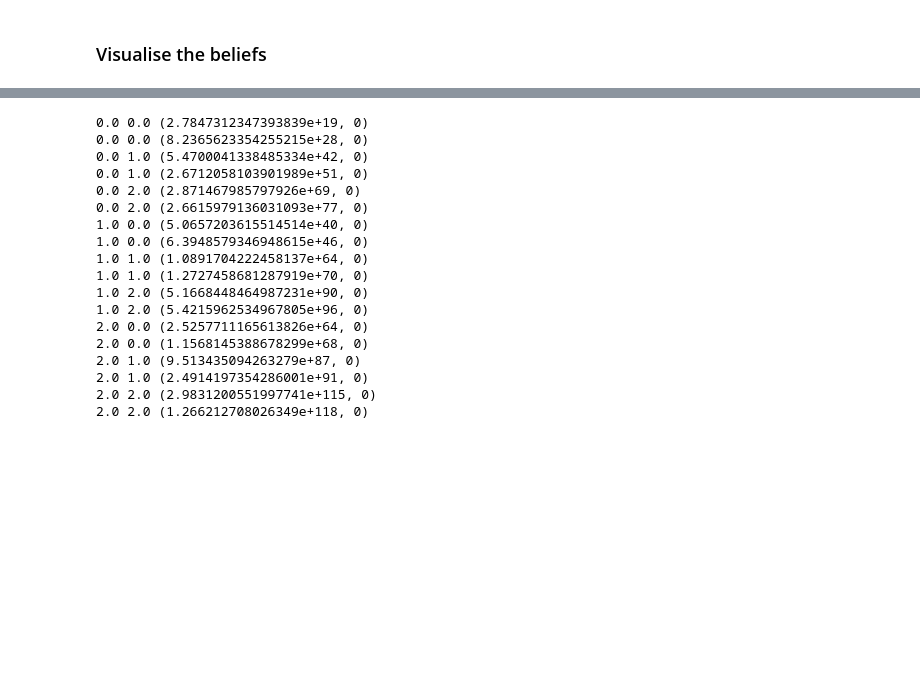
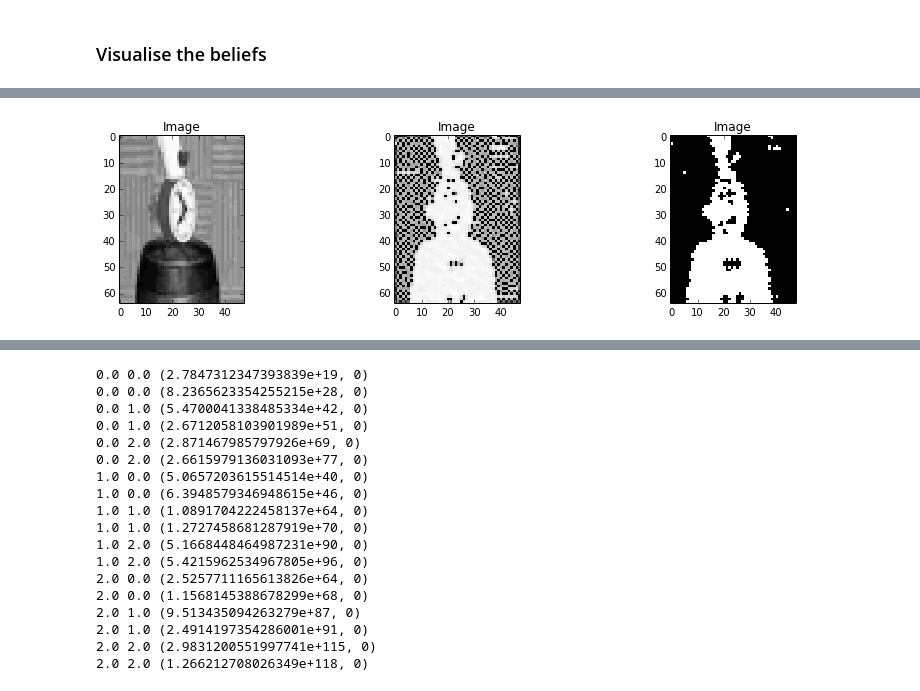
Before and after one commit to dirko/pyugm, a Jupyter notebook: examples/Loopy belief propagation example.ipynb, the cells around one changed output, grey strips where cells are left out. Saved outputs shown, nothing was run; the diff lists cells and outputs as text; code cells hidden in the pictures; blank space fills up the shorter version.

```diff
--- a/examples/Loopy belief propagation example.ipynb
+++ b/examples/Loopy belief propagation example.ipynb
@@ -354,0 +413,27 @@ To be continued - still needs some experimentation.
+# %%
+evidence = {}
+factors = []
+# Add observation factors
+for i in xrange(I):
+    for j in xrange(J):
+        label_variable_name = 'label_{}_{}'.format(i, j)
+        observation_variable_name = 'obs_{}_{}'.format(i, j)
+        factors.append(DiscreteFactor([(label_variable_name, 2), (observation_variable_name, 32)], parameters=observation_template))
+        evidence[observation_variable_name] = image[i, j]
+
+# Add label factors
+for i in xrange(1, I - 1):
+    for j in xrange(1, J - 1):
+        variable_name = 'label_{}_{}'.format(i, j)
+        neighbour_down_name = 'label_{}_{}'.format(i + 1, j)
+        neighbour_up_name = 'label_{}_{}'.format(i - 1, j)
+        neighbour_right_name = 'label_{}_{}'.format(i, j + 1)
+        neighbour_left_name = 'label_{}_{}'.format(i, j - 1)
+
+        factors.append(DiscreteFactor([(variable_name, 2), (neighbour_down_name, 2), (neighbour_left_name, 2),
+                                       (neighbour_up_name, 2), (neighbour_right_name, 2)], parameters=label_template))
+# %%
+parameters = {'same': 2.0, 'different': -1.0, 'neutral': 0.0, 'obs_high': 0.1, 'obs_low': -1.0}
+model.set_parameters(parameters)
+model.set_evidence(evidence)
+model = Model(factors)
@@ -354,0 +492,20 @@ To be continued - still needs some experimentation.
+# %%
+labels = np.zeros(image.shape)
+for i in xrange(I):
+    for j in xrange(J):
+        variable_name = 'label_{}_{}'.format(i, j)
+        label_factor = model.get_marginals(variable_name)[0]
+        labels[i, j] = label_factor.normalized_data[0]
+# %%
+plt.figure(figsize=(14, 3))
+plt.subplot(1, 3, 1)
+_ = plt.imshow(image, cmap=matplotlib.cm.Greys_r, interpolation='nearest')
+_ = plt.title('Image')
+plt.subplot(1, 3, 2)
+_ = plt.imshow(labels, cmap=matplotlib.cm.Greys, interpolation='nearest')
+_ = plt.title('Image')
+plt.subplot(1, 3, 3)
+_ = plt.imshow(labels > 0.33 , cmap=matplotlib.cm.Greys, interpolation='nearest')
+_ = plt.title('Image')
+# %% [output]
+[figure, added]
```
Also changed, not shown: parts of 14 cells of this notebook, 2 other files.
